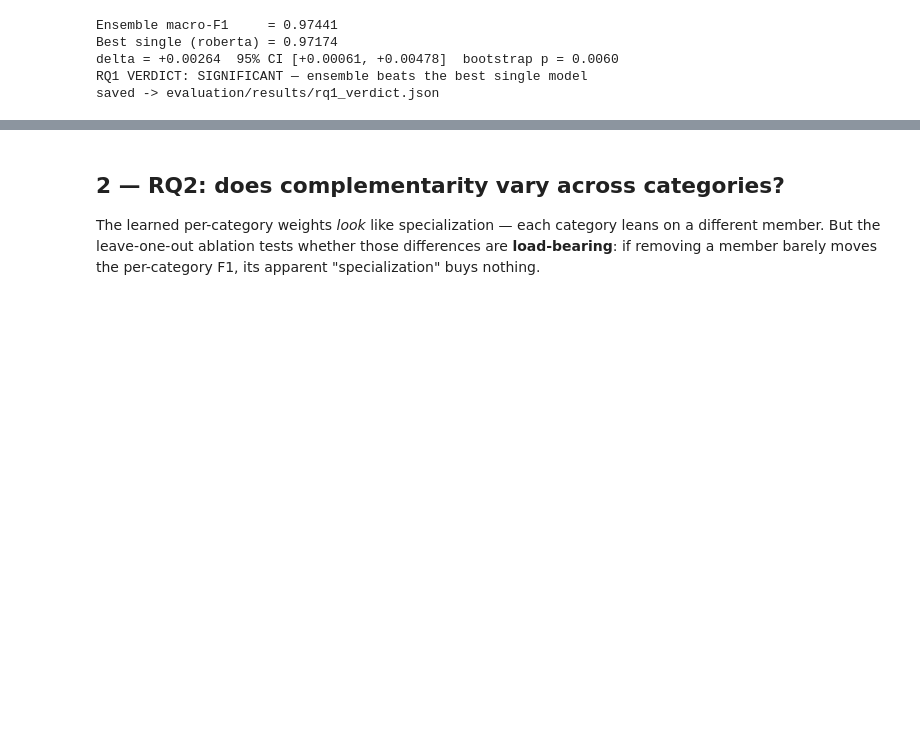
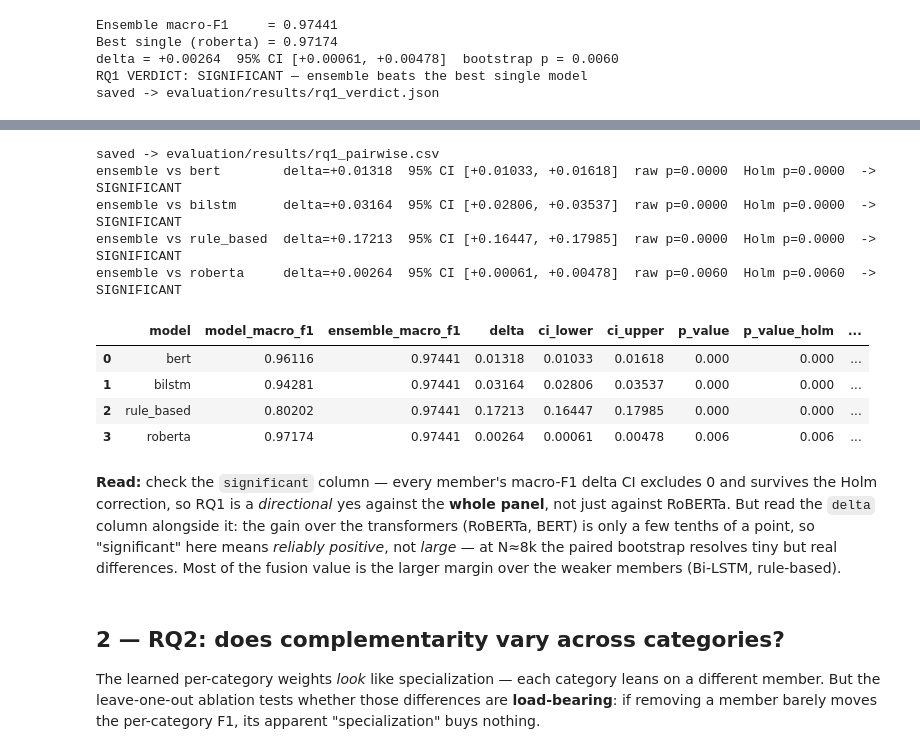
Before and after one commit to erel213/nlp-final-project, a Jupyter notebook: notebooks/07_novelty_analysis.ipynb, the cells around one changed output, grey strips where cells are left out. Cells and saved outputs as stored; diff of their text form; code cells hidden in the pictures; blank space fills up the shorter version.

Commit message:
Update the resuls

```diff
--- a/notebooks/07_novelty_analysis.ipynb
+++ b/notebooks/07_novelty_analysis.ipynb
@@ -176,3 +184,34 @@ saved -> evaluation/results/rq1_verdict.json
+# %%
+# Pairwise significance: ensemble vs EVERY single model, same TEST rows / DEV-tuned
+# thresholds, Holm-corrected across the family of four tests.
+panel = ensemble_vs_each_model(eval_probas, weights, eval_y, threshold=thresholds, alpha=0.05)
+panel.to_csv(RESULTS_DIR / "rq1_pairwise.csv", index=False)
+print("saved -> evaluation/results/rq1_pairwise.csv")
+for _, r in panel.iterrows():
+    verdict = "SIGNIFICANT" if r["significant"] else "n.s."
+    print(f"ensemble vs {r['model']:<11} "
+          f"delta={r['delta']:+.5f}  95% CI [{r['ci_lower']:+.5f}, {r['ci_upper']:+.5f}]  "
+          f"raw p={r['p_value']:.4f}  Holm p={r['p_value_holm']:.4f}  -> {verdict}")
+panel.round(5)
+# %% [output]
+saved -> evaluation/results/rq1_pairwise.csv
+ensemble vs bert        delta=+0.01318  95% CI [+0.01033, +0.01618]  raw p=0.0000  Holm p=0.0000  -> SIGNIFICANT
+ensemble vs bilstm      delta=+0.03164  95% CI [+0.02806, +0.03537]  raw p=0.0000  Holm p=0.0000  -> SIGNIFICANT
+ensemble vs rule_based  delta=+0.17213  95% CI [+0.16447, +0.17985]  raw p=0.0000  Holm p=0.0000  -> SIGNIFICANT
+ensemble vs roberta     delta=+0.00264  95% CI [+0.00061, +0.00478]  raw p=0.0060  Holm p=0.0060  -> SIGNIFICANT
+|  | model | model_macro_f1 | ensemble_macro_f1 | delta | ci_lower | ci_upper | p_value | p_value_holm | ... |
+| 0 | bert | 0.96116 | 0.97441 | 0.01318 | 0.01033 | 0.01618 | 0.000 | 0.000 | ... |
+| 1 | bilstm | 0.94281 | 0.97441 | 0.03164 | 0.02806 | 0.03537 | 0.000 | 0.000 | ... |
+| 2 | rule_based | 0.80202 | 0.97441 | 0.17213 | 0.16447 | 0.17985 | 0.000 | 0.000 | ... |
+| 3 | roberta | 0.97174 | 0.97441 | 0.00264 | 0.00061 | 0.00478 | 0.006 | 0.006 | ... |
+# %% [markdown]
+**Read:** check the `significant` column — every member's macro-F1 delta CI excludes 0 and
+survives the Holm correction, so RQ1 is a *directional* yes against the **whole panel**, not
+just against RoBERTa. But read the `delta` column alongside it: the gain over the
+transformers (RoBERTa, BERT) is only a few tenths of a point, so "significant" here means
+*reliably positive*, not *large* — at N≈8k the paired bootstrap resolves tiny but real
+differences. Most of the fusion value is the larger margin over the weaker members
+(Bi-LSTM, rule-based).
 # %% [markdown]
 ## 2 — RQ2: does complementarity vary across categories?
 
```
Also changed, not shown: parts of 13 cells of this notebook, 9 other files.
